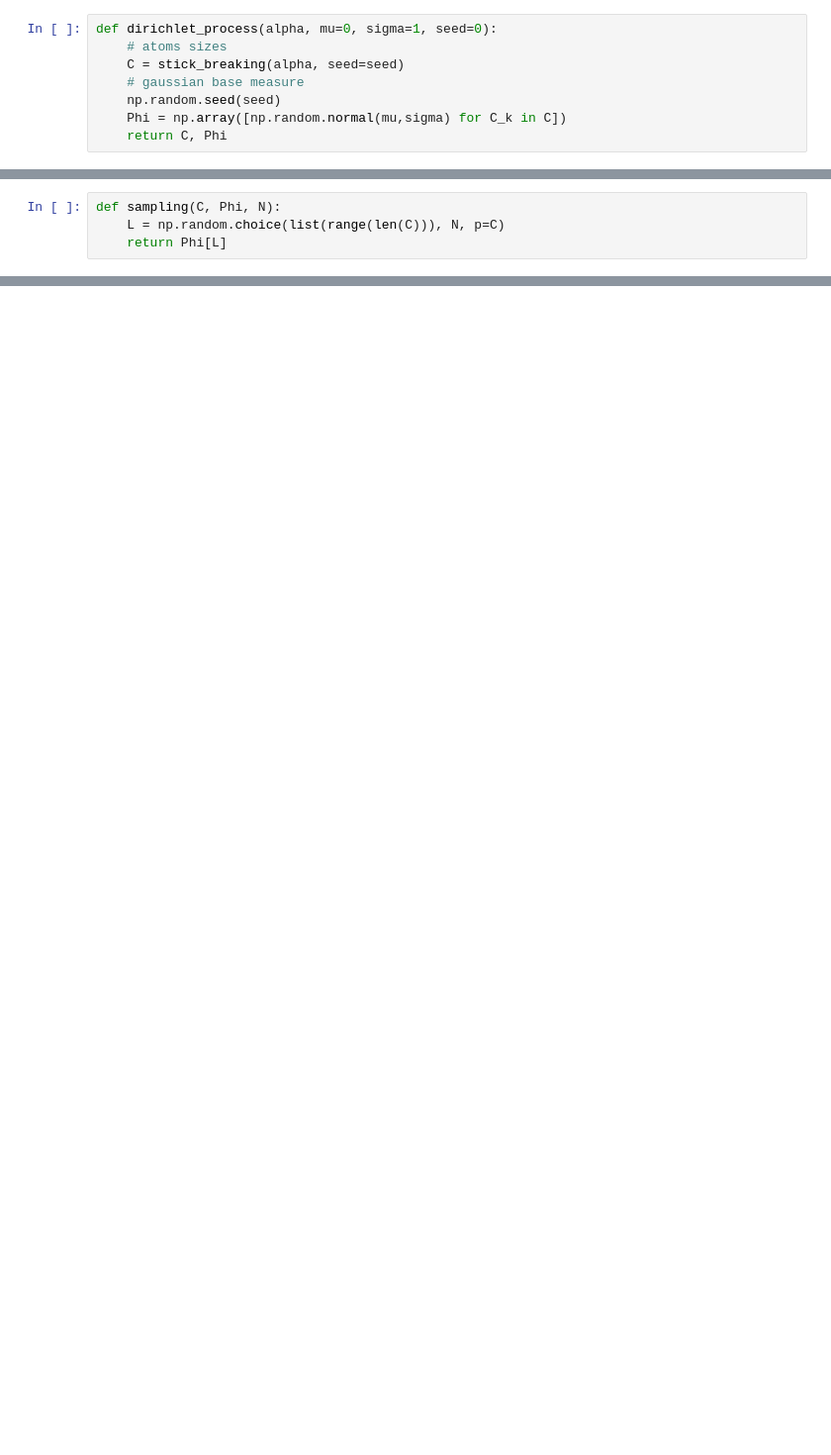
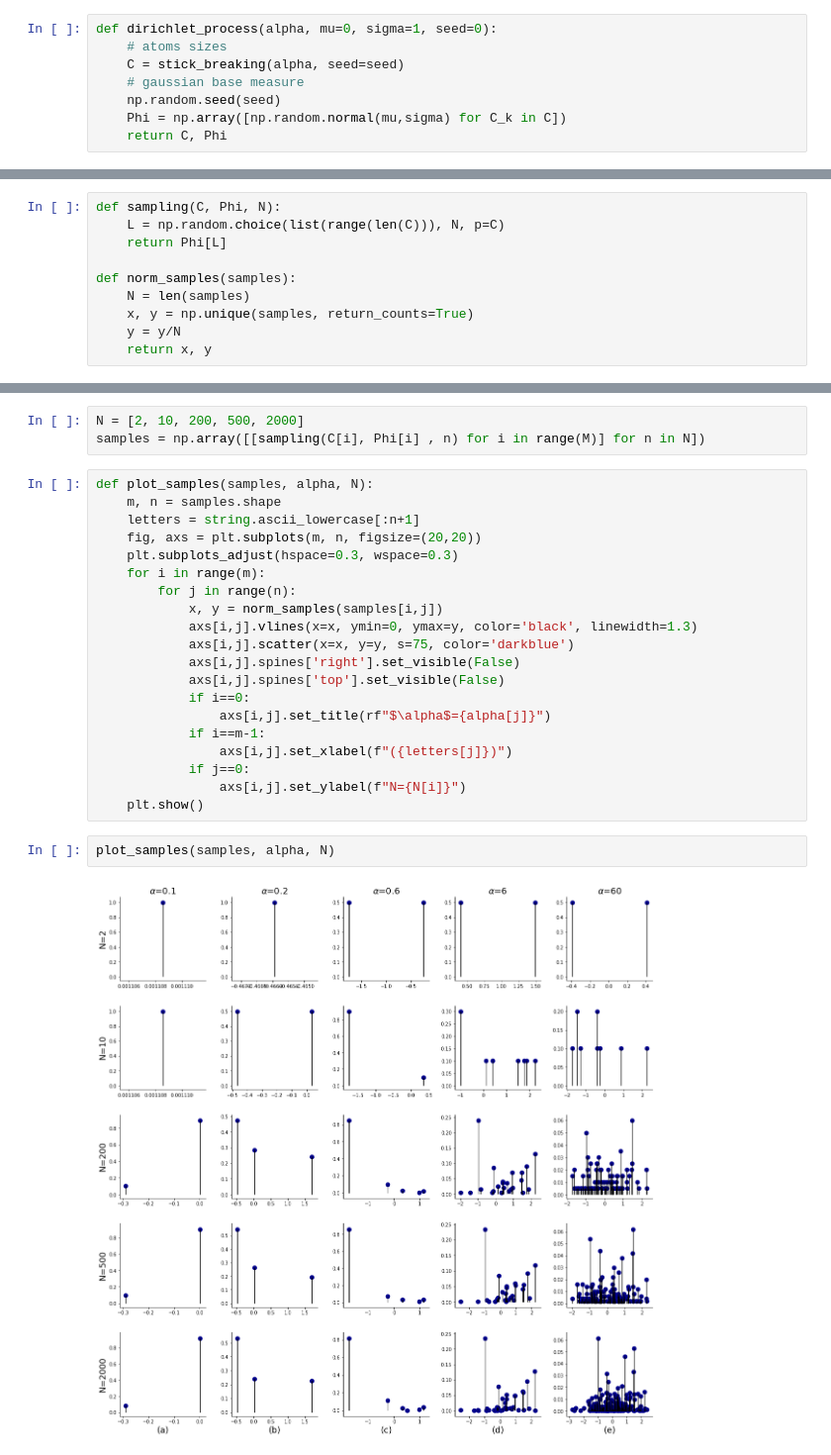
Before and after one commit to dgarridoa/aml, a Jupyter notebook: Dirichlet_Process.ipynb, the cells around one changed output, grey strips where cells are left out. Shown at 99% size. Cells and saved outputs as stored; diff of their text form; blank space fills up the shorter version.

```diff
--- a/Dirichlet_Process.ipynb
+++ b/Dirichlet_Process.ipynb
@@ -288,3 +160,9 @@ k\sim Mult(C)\\
 def sampling(C, Phi, N):
     L = np.random.choice(list(range(len(C))), N, p=C)
     return Phi[L]
+
+def norm_samples(samples):
+    N = len(samples)
+    x, y = np.unique(samples, return_counts=True)
+    y = y/N
+    return x, y
@@ -325,0 +169,27 @@ plot_samples_dp(phi5, N, (Phi5.min()-1, Phi5.max()+1))
+# %%
+N = [2, 10, 200, 500, 2000]
+samples = np.array([[sampling(C[i], Phi[i] , n) for i in range(M)] for n in N])
+# %%
+def plot_samples(samples, alpha, N):
+    m, n = samples.shape
+    letters = string.ascii_lowercase[:n+1]
+    fig, axs = plt.subplots(m, n, figsize=(20,20))
+    plt.subplots_adjust(hspace=0.3, wspace=0.3)
+    for i in range(m):
+        for j in range(n):
+            x, y = norm_samples(samples[i,j])
+            axs[i,j].vlines(x=x, ymin=0, ymax=y, color='black', linewidth=1.3)
+            axs[i,j].scatter(x=x, y=y, s=75, color='darkblue')
+            axs[i,j].spines['right'].set_visible(False)
+            axs[i,j].spines['top'].set_visible(False)
+            if i==0:
+                axs[i,j].set_title(rf"$\alpha$={alpha[j]}")
+            if i==m-1:
+                axs[i,j].set_xlabel(f"({letters[j]})")
+            if j==0:
+                axs[i,j].set_ylabel(f"N={N[i]}")
+    plt.show()
+# %%
+plot_samples(samples, alpha, N)
+# %% [output]
+[figure, added]
```
Also changed, not shown: parts of 34 cells of this notebook.
